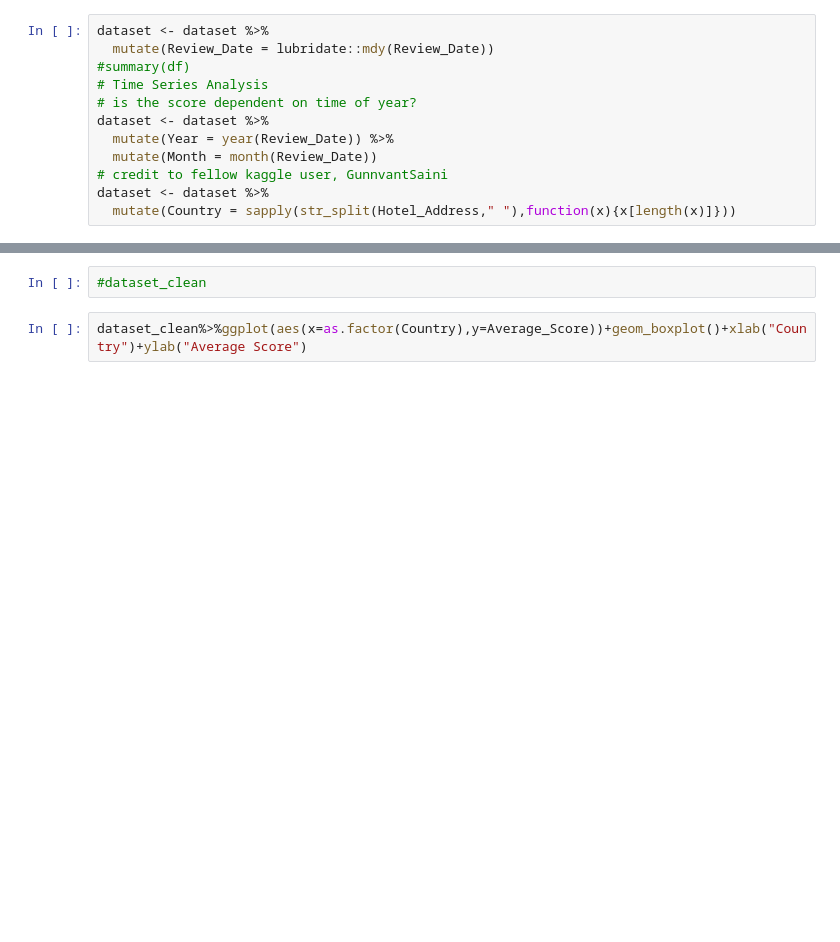
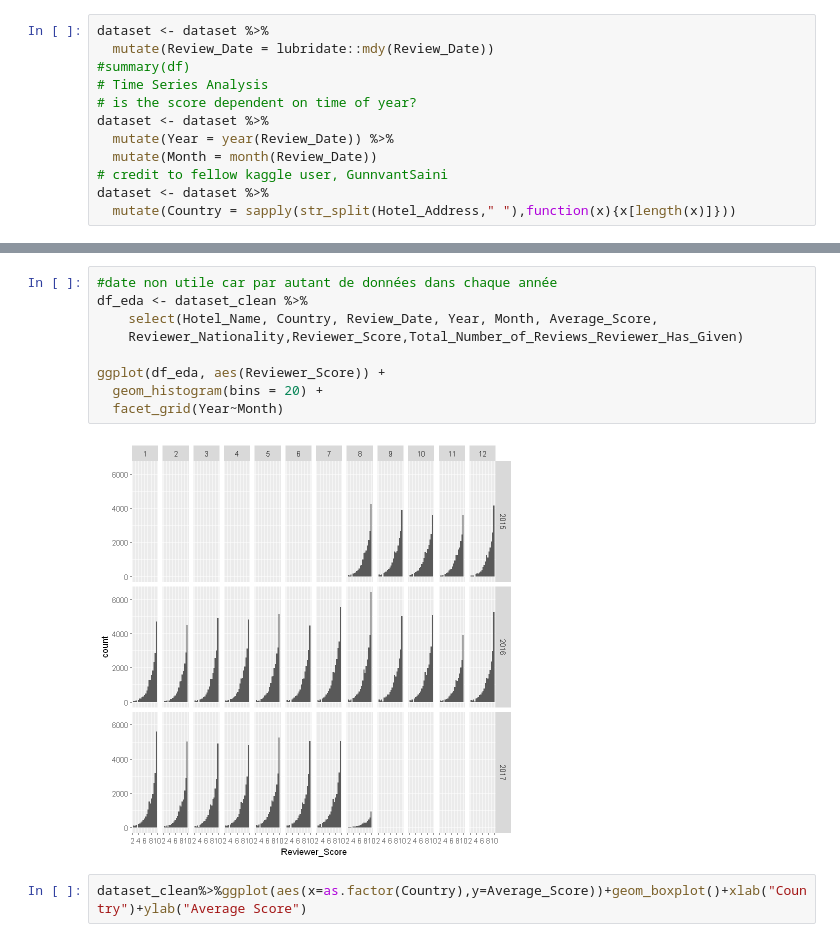
Before and after one commit to NadineAzebaze/Kaggle_project, a Jupyter notebook: projet.ipynb, the cells around one changed output, grey strips where cells are left out. Saved outputs shown, nothing was run; the diff lists cells and outputs as text; blank space fills up the shorter version.

```diff
--- a/projet.ipynb
+++ b/projet.ipynb
@@ -157,8 +149,17 @@ A data.frame: 1 × 11
 |  | Hotel_Name | Country | Review_Date | Year | Month | Total_Number_of_Reviews_Reviewer_... | Negative_Review | ... |
 |  | <chr> | <chr> | <date> | <dbl> | <dbl> | <int> | <chr> | ... |
 | 1 | Hotel Arena | Netherlands | 2017-08-03 | 2017 | 8 | 7 | I am so angry that i made this po... | ... |
-# %%
-#dataset_clean
+# %%
+#date non utile car par autant de données dans chaque année
+df_eda <- dataset_clean %>%
+    select(Hotel_Name, Country, Review_Date, Year, Month, Average_Score,
+    Reviewer_Nationality,Reviewer_Score,Total_Number_of_Reviews_Reviewer_Has_Given)
+
+ggplot(df_eda, aes(Reviewer_Score)) +
+  geom_histogram(bins = 20) +
+  facet_grid(Year~Month)
+# %% [output]
+[figure, added]
 # %%
 dataset_clean%>%ggplot(aes(x=as.factor(Country),y=Average_Score))+geom_boxplot()+xlab("Country")+ylab("Average Score")
 # %% [output]
```
Also changed, not shown: parts of 41 cells of this notebook.
